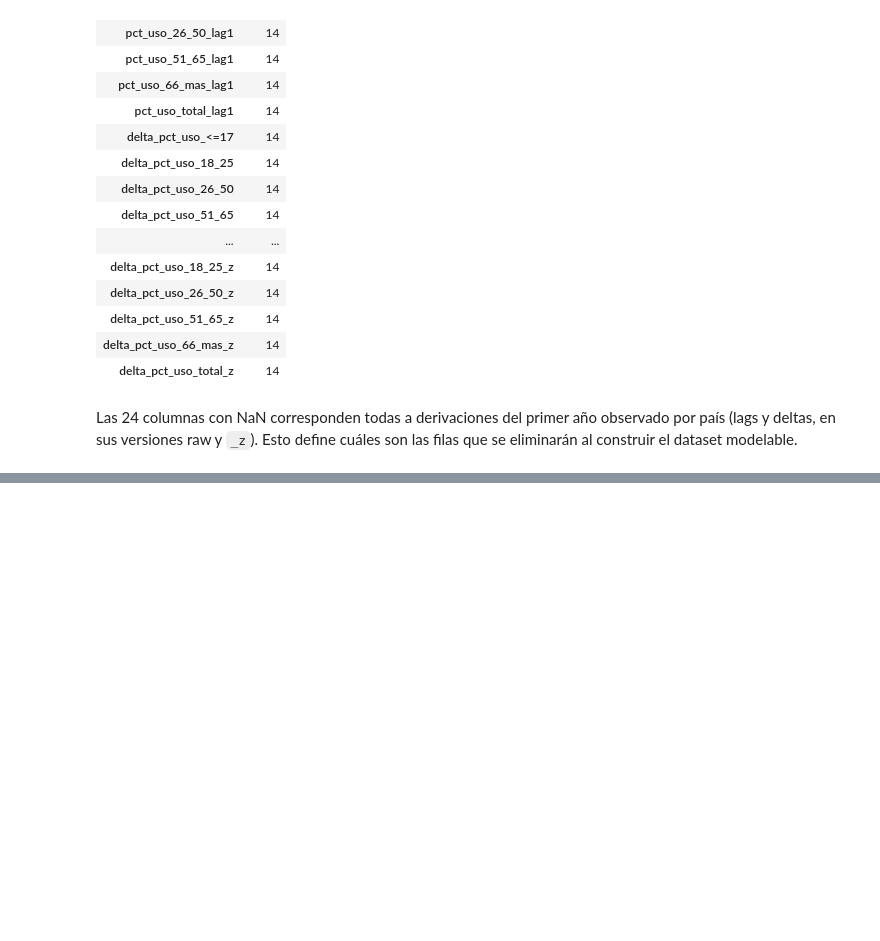
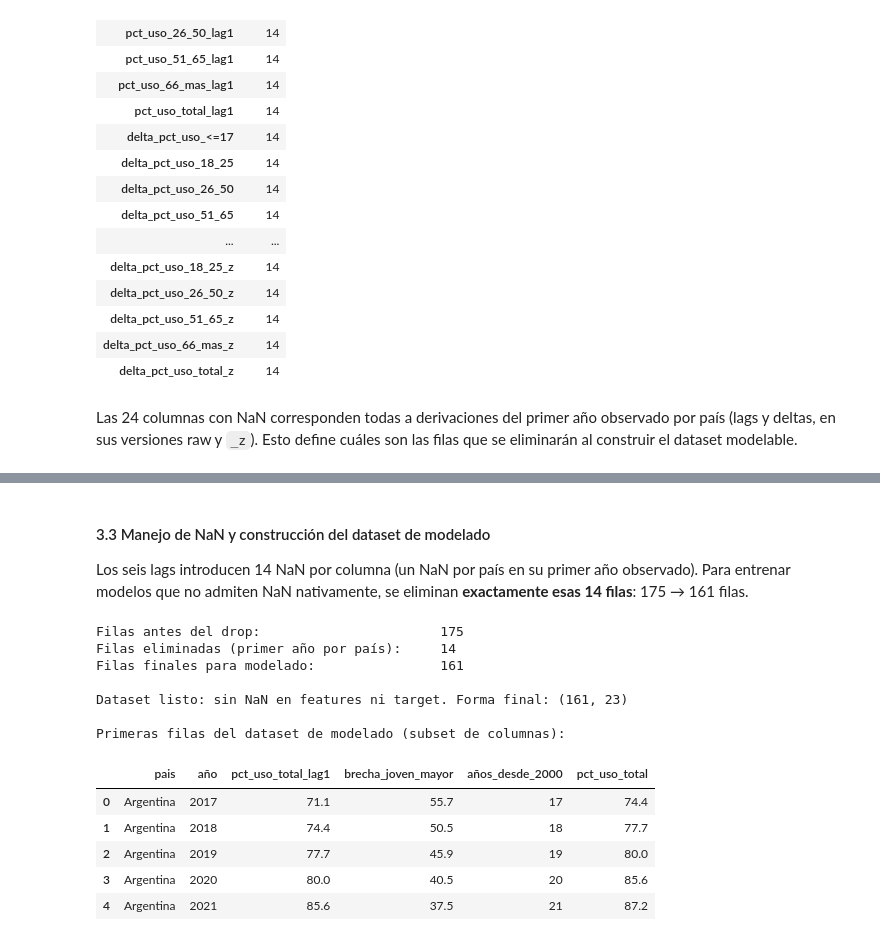
Before and after one commit to Tunchxz/CC3074-Proyecto-Final, a Jupyter notebook: Week-3.ipynb, the cells around one changed output, grey strips where cells are left out. Cells and saved outputs as stored; diff of their text form; code cells hidden in the pictures; blank space fills up the shorter version.

```diff
--- a/Week-3.ipynb
+++ b/Week-3.ipynb
@@ -194,0 +319,38 @@ Las 24 columnas con NaN corresponden todas a derivaciones del primer año observ
+# %% [markdown]
+#### 3.3 Manejo de NaN y construcción del dataset de modelado
+
+Los seis lags introducen 14 NaN por columna (un NaN por país en su primer año observado). Para entrenar modelos que no admiten NaN nativamente, se eliminan **exactamente esas 14 filas**: 175 → 161 filas.
+# %%
+n_inicial = len(df)
+mascara_completa = df[FEATURES + [TARGET]].notna().all(axis=1)
+df_modelo = (
+    df.loc[mascara_completa, ['pais', 'año'] + FEATURES + [TARGET]]
+      .copy()
+      .reset_index(drop=True)
+)
+n_final = len(df_modelo)
+
+print(f'Filas antes del drop:                       {n_inicial}')
+print(f'Filas eliminadas (primer año por país):     {n_inicial - n_final}')
+print(f'Filas finales para modelado:                {n_final}')
+
+assert df_modelo[FEATURES + [TARGET]].isna().sum().sum() == 0, 'No deben quedar NaN tras el drop'
+print(f'\nDataset listo: sin NaN en features ni target. Forma final: {df_modelo[FEATURES + [TARGET]].shape}')
+
+print(f'\nPrimeras filas del dataset de modelado (subset de columnas):')
+muestra_cols = ['pais', 'año', 'pct_uso_total_lag1', 'brecha_joven_mayor', 'años_desde_2000', 'pct_uso_total']
+display(df_modelo[muestra_cols].head())
+# %% [output]
+Filas antes del drop:                       175
+Filas eliminadas (primer año por país):     14
+Filas finales para modelado:                161
+
+Dataset listo: sin NaN en features ni target. Forma final: (161, 23)
+
+Primeras filas del dataset de modelado (subset de columnas):
+|  | pais | año | pct_uso_total_lag1 | brecha_joven_mayor | años_desde_2000 | pct_uso_total |
+| 0 | Argentina | 2017 | 71.1 | 55.7 | 17 | 74.4 |
+| 1 | Argentina | 2018 | 74.4 | 50.5 | 18 | 77.7 |
+| 2 | Argentina | 2019 | 77.7 | 45.9 | 19 | 80.0 |
+| 3 | Argentina | 2020 | 80.0 | 40.5 | 20 | 85.6 |
+| 4 | Argentina | 2021 | 85.6 | 37.5 | 21 | 87.2 |
```
Also changed, not shown: parts of 6 cells of this notebook.
